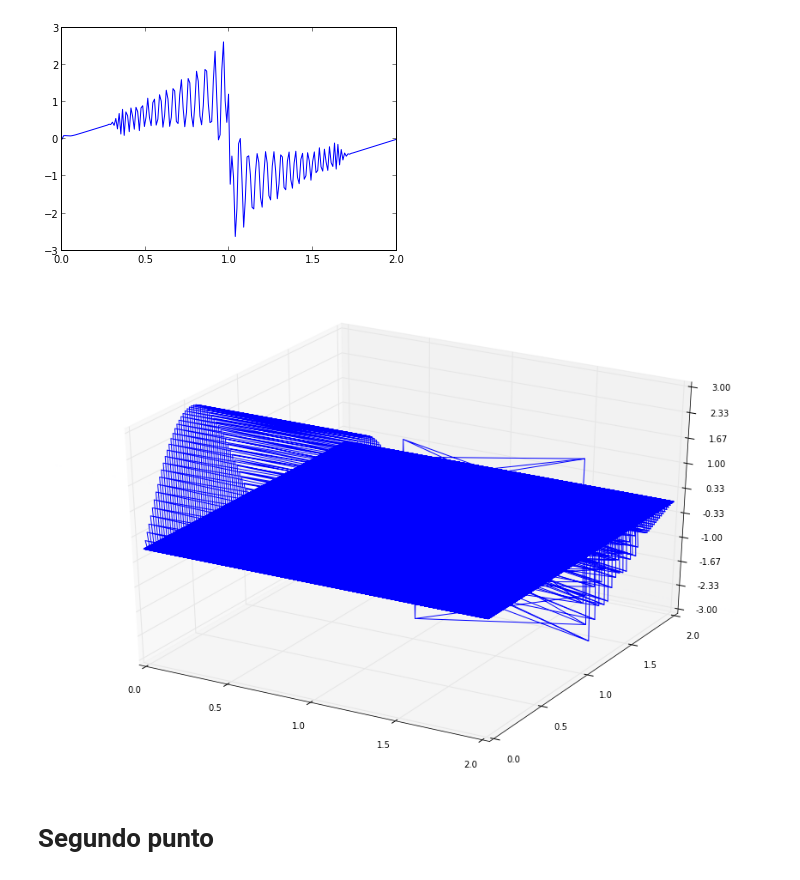
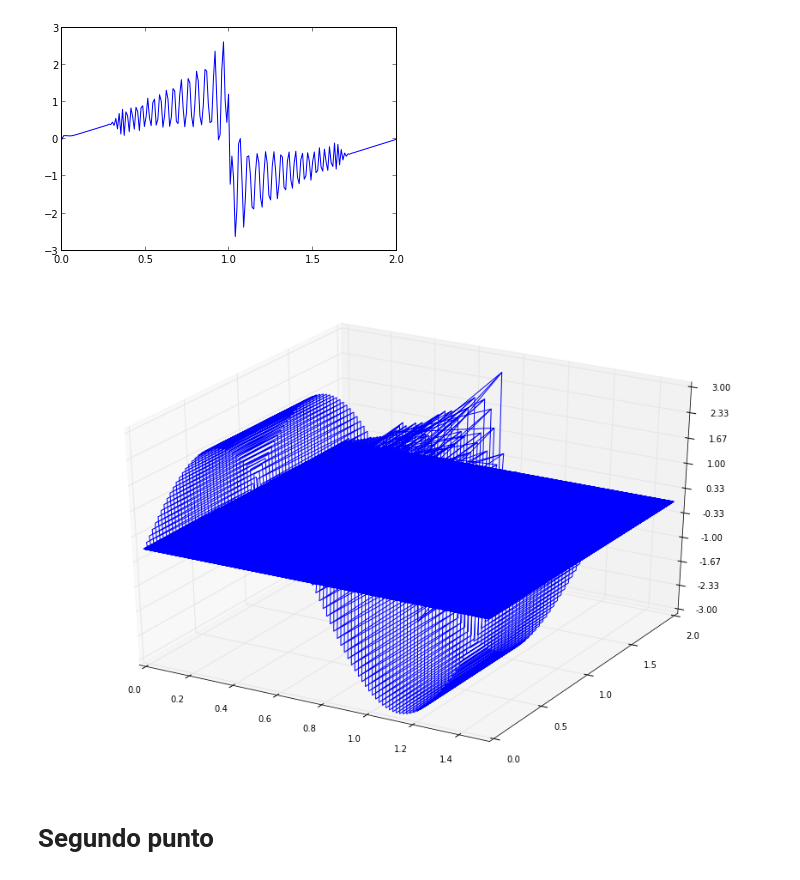
Before and after one commit to Alejogon/Tarea7, a Jupyter notebook: burger.ipynb, the cells around one changed output. Drawn from its saved outputs; the diff is of its cells as text; code cells hidden in the pictures.

```diff
--- a/burger.ipynb
+++ b/burger.ipynb
@@ -63,18 +74,19 @@ plot (x,u)#Solucion para t =1.5 dado que es el ultimo valor evaluado
 # %%
 #Grafica 3D
 
 x = linspace(0,2,n_x)
-t = linspace(0,2,n_t)
+t = linspace(0,1.5,n_t)
+
 
 fig = plt.figure(figsize(15,10))
 ax = fig.gca(projection='3d')
 x ,t = np.meshgrid(x,t)
-surf = ax.plot_wireframe(x,t,utodos)
+surf = ax.plot_wireframe(t,x,utodos)
 
 ax.zaxis.set_major_locator(LinearLocator(10))
 ax.zaxis.set_major_formatter(FormatStrFormatter('%.02f'))
 # %% [output]
-[figure, old version]
+[figure, new version]
 # %% [markdown]
 # Segundo punto
 # %%
```
Also changed, not shown: parts of 8 cells of this notebook.
